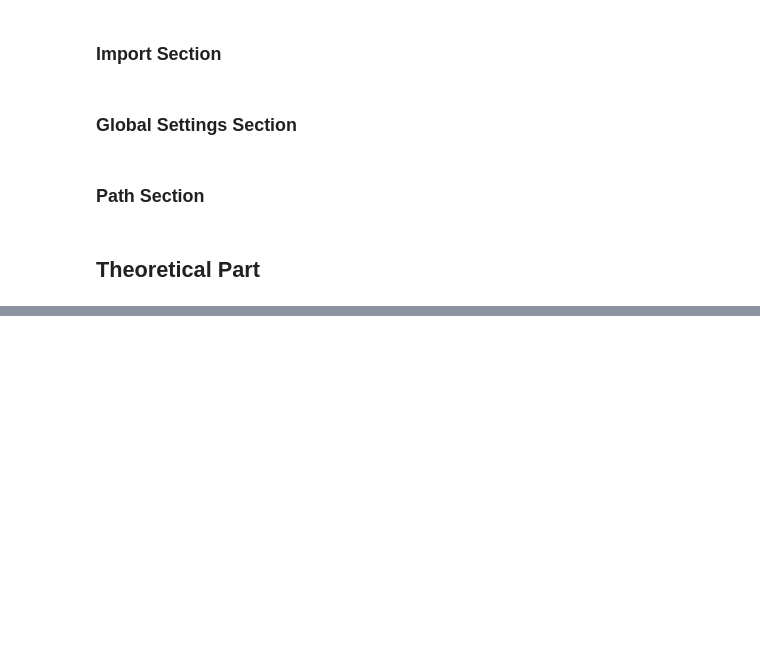
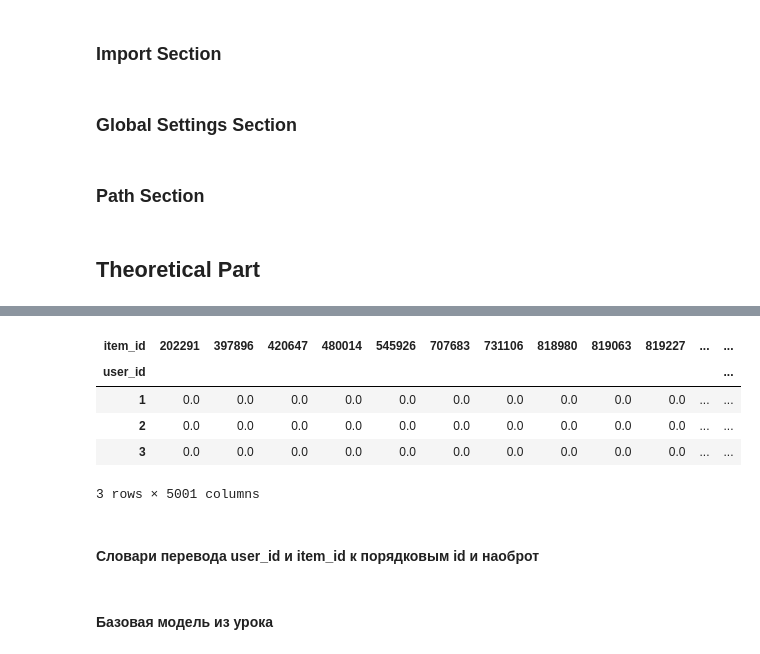
Before and after one commit to SergeyZ06/GB_Recommender_Systems, a Jupyter notebook: 3th_homework/3th_homework.ipynb, the cells around one changed output, grey strips where cells are left out. Drawn from its saved outputs; the diff is of its cells as text; code cells hidden in the pictures; blank space fills up the shorter version.

```diff
--- a/3th_homework/3th_homework.ipynb
+++ b/3th_homework/3th_homework.ipynb
@@ -39,0 +143,36 @@ import implicit
+# %%
+# Формирование таблицы, где для каждого товара указано количество продаж.
+popularity = df_data_train.copy().groupby('item_id')['quantity'].sum().reset_index()
+popularity = popularity.rename(columns={'quantity': 'n_sold'})
+
+# Составление списка 5000 наиболее продаваемых товаров.
+top_5000 = popularity.copy().sort_values('n_sold', ascending=False).head(5000).item_id.tolist()
+
+# Товары вне топ 5000 определены в отдельную категорию.
+df_data_train.loc[~df_data_train['item_id'].isin(top_5000), 'item_id'] = 999999
+# %%
+user_item_matrix = pd.pivot_table(df_data_train,
+                                  index='user_id',
+                                  columns='item_id',
+                                  values='quantity',
+#                                   aggfunc='count',
+                                  aggfunc='sum',
+                                  fill_value=0
+                                 )
+
+# Необходимый тип матрицы для implicit.
+user_item_matrix = user_item_matrix.astype(float)
+
+# Перевод в формат saprse matrix.
+sparse_user_item = csr_matrix(user_item_matrix).tocsr()
+
+user_item_matrix.head(3)
+# %% [output]
+| item_id | 202291 | 397896 | 420647 | 480014 | 545926 | 707683 | 731106 | 818980 | 819063 | 819227 | ... | ... |
+| user_id |  |  |  |  |  |  |  |  |  |  |  | ... |
+| 1 | 0.0 | 0.0 | 0.0 | 0.0 | 0.0 | 0.0 | 0.0 | 0.0 | 0.0 | 0.0 | ... | ... |
+| 2 | 0.0 | 0.0 | 0.0 | 0.0 | 0.0 | 0.0 | 0.0 | 0.0 | 0.0 | 0.0 | ... | ... |
+| 3 | 0.0 | 0.0 | 0.0 | 0.0 | 0.0 | 0.0 | 0.0 | 0.0 | 0.0 | 0.0 | ... | ... |
+3 rows × 5001 columns
+# %% [markdown]
+#### Словари перевода user_id и item_id к порядковым id и наоброт
@@ -39,0 +191,2 @@ import implicit
+# %% [markdown]
+#### Базовая модель из урока
```
Also changed, not shown: parts of 61 cells of this notebook.
